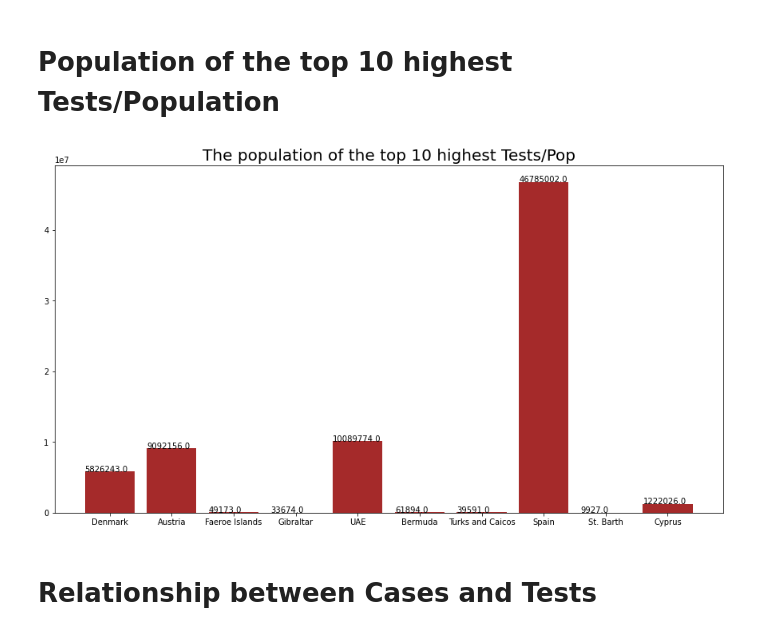
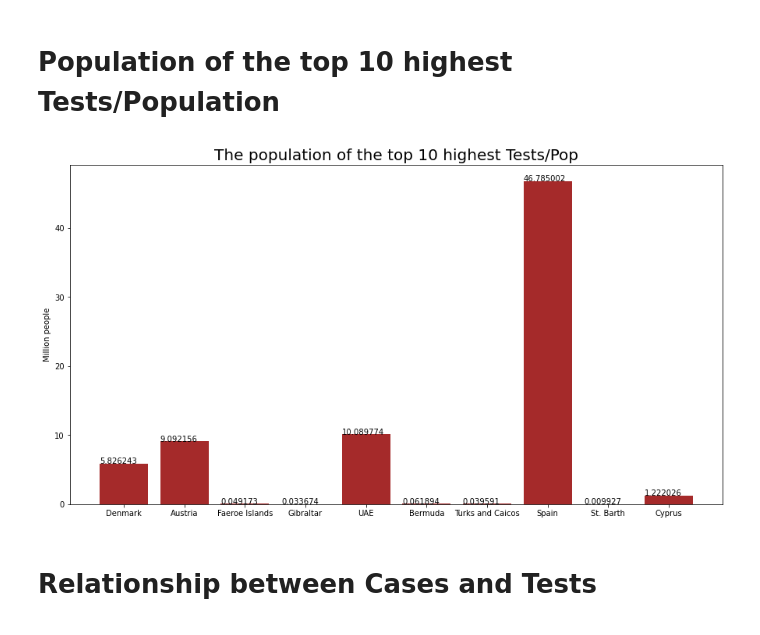
Before and after one commit to ndkhoa0704/Worldometers-explorer, a Jupyter notebook: Visualize.ipynb, the cells around one changed output. Saved outputs shown, nothing was run; the diff lists cells and outputs as text; code cells hidden in the pictures.

```diff
--- a/Visualize.ipynb
+++ b/Visualize.ipynb
@@ -317,14 +317,15 @@ plt.show()
 # Population of the top 10 highest Tests/Population
 # %%
 plt.figure(figsize=(15, 8))
-bars = plt.bar(x = topten['Country,Other'], height = topten['Population'],color = 'brown')
+bars = plt.bar(x = topten['Country,Other'], height = topten['Population']/10**6,color = 'brown')
 for bar in bars:
     yval = bar.get_height()
     plt.text(bar.get_x(),yval+0.0005, yval)
+plt.ylabel("Million people")
 plt.title('The population of the top 10 highest Tests/Pop',fontsize = 20)
 plt.show()
 # %% [output]
-[figure, old version]
+[figure, new version]
 # %% [markdown]
 # Relationship between Cases and Tests
 # %%
```
Also changed, not shown: 1 other file.
